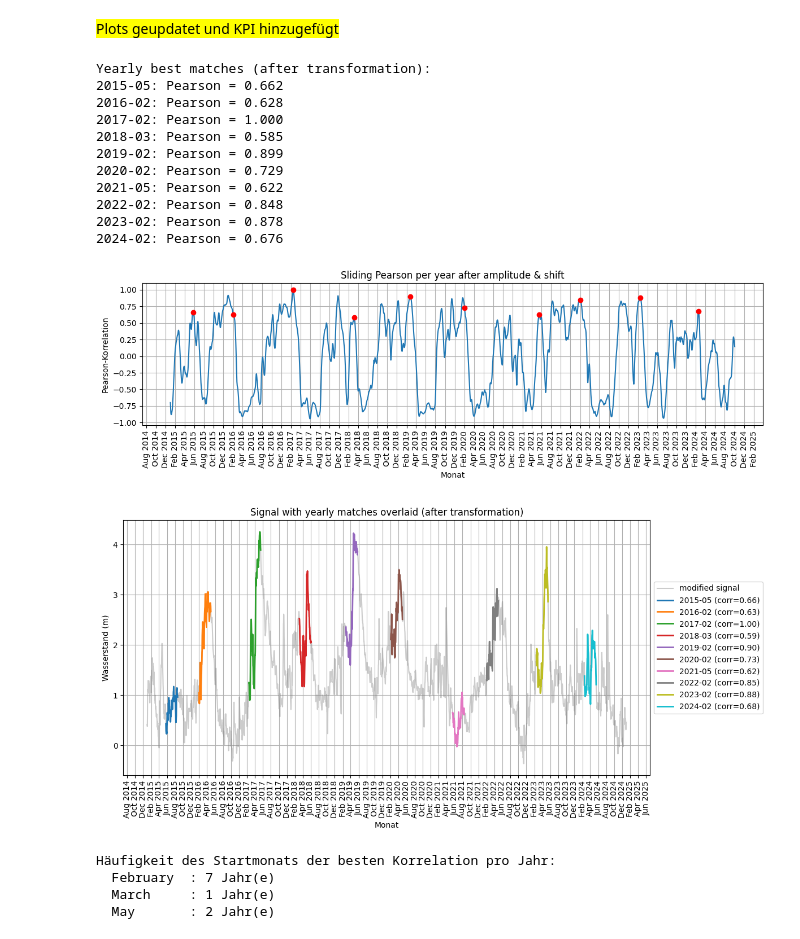
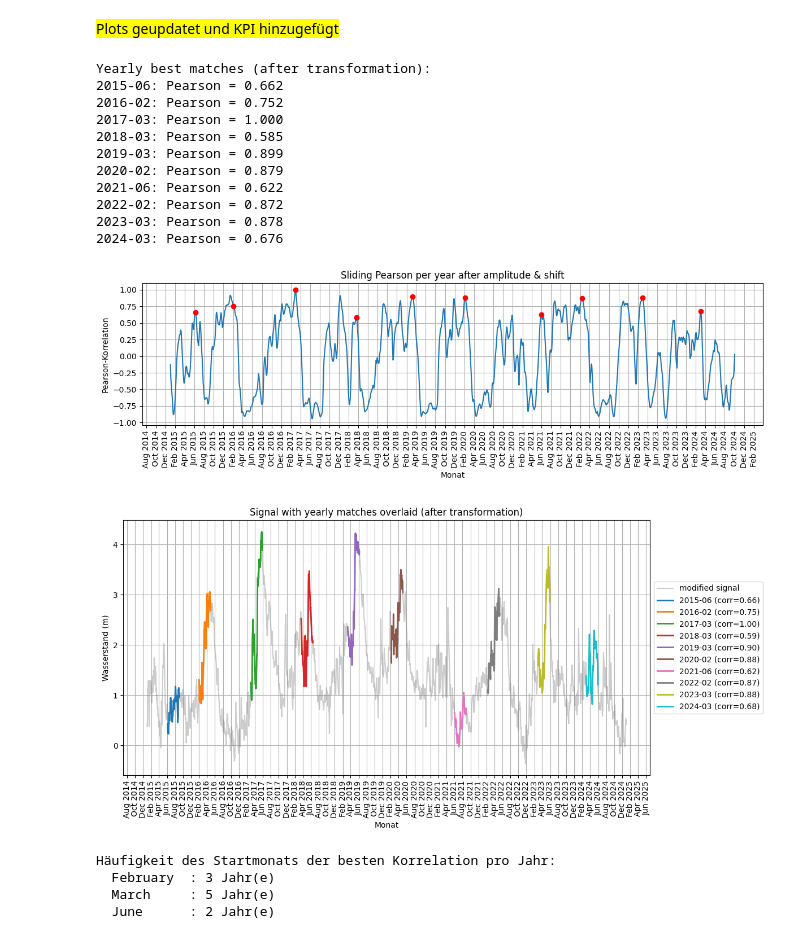
Before and after one commit to adrianmeier2002/gbsv_minichallenges, a Jupyter notebook: MC1/MC1_Day4_9.ipynb, the cells around one changed output. Drawn from its saved outputs; the diff is of its cells as text; code cells hidden in the pictures.

```diff
--- a/MC1/MC1_Day4_9.ipynb
+++ b/MC1/MC1_Day4_9.ipynb
@@ -322,10 +322,10 @@ L = len(t)
 
 # 1) Transformationen: amplitude scaling + phase shift
 amplitude_factor = 1.3      # 30% höhere Schneeschmelze
-shift_days = 7              # 1 Woche später
+shift_days = 14              # 2 Woche später
 
 sig_modified = sig.copy()
-sig_modified.iloc[shift_days:] = sig_modified.iloc[shift_days:]  # simple shift
+sig_modified.iloc[shift_days:] = sig.iloc[:-shift_days].values  # simple shift
 sig_modified = sig_modified * amplitude_factor  # scale amplitude
 
 # 2) Compute sliding Pearson cross-correlation
@@ -379,45 +379,45 @@ plt.figure(figsize=(12,6))
 plt.plot(sig_modified.index, sig_modified.values, alpha=0.4, label='modified signal', color='gray')
 for t, c in matches_modified:
     start = sig_modified.index.get_loc(t)
     end = start + L
     plt.plot(sig_modified.index[start:end], sig_modified.values[start:end], linewidth=2, label=f'{t.year}-{t.month:02d} (corr={c:.2f})')
 
 plt.legend(loc='center left', bbox_to_anchor=(1, 0.5))
 plt.title('Signal with yearly matches overlaid (after transformation)')
 plt.xlabel('Monat')
 plt.ylabel('Wasserstand (m)')
 plt.grid(True)
 
 # Monatslabels alle 2 Monate
 plt.gca().xaxis.set_major_locator(mdates.MonthLocator(bymonth=[2,4,6,8,10,12]))
 plt.gca().xaxis.set_major_formatter(mdates.DateFormatter('%b %Y'))
 plt.xticks(rotation=90)
 plt.tight_layout()
 plt.show()
 
 # 6) KPI: Häufigkeit pro Monat der besten Übereinstimmung
 months = pd.Series([m[0].month for m in matches_modified])
 month_counts = months.value_counts().sort_index()
 
 print("\nHäufigkeit des Startmonats der besten Korrelation pro Jahr:")
 for month_num, count in month_counts.items():
     month_name = calendar.month_name[month_num]
     print(f"  {month_name:<10}: {count} Jahr(e)")
 # %% [output]
 Yearly best matches (after transformation):
-2015-05: Pearson = 0.662
-2016-02: Pearson = 0.628
-2017-02: Pearson = 1.000
+2015-06: Pearson = 0.662
+2016-02: Pearson = 0.752
+2017-03: Pearson = 1.000
 2018-03: Pearson = 0.585
-2019-02: Pearson = 0.899
-2020-02: Pearson = 0.729
-2021-05: Pearson = 0.622
-2022-02: Pearson = 0.848
-2023-02: Pearson = 0.878
-2024-02: Pearson = 0.676
+2019-03: Pearson = 0.899
+2020-02: Pearson = 0.879
+2021-06: Pearson = 0.622
+2022-02: Pearson = 0.872
+2023-03: Pearson = 0.878
+2024-03: Pearson = 0.676
-[figure, old version]
+[figure, new version]
 [figure]
 Häufigkeit des Startmonats der besten Korrelation pro Jahr:
-  February  : 7 Jahr(e)
-  March     : 1 Jahr(e)
-  May       : 2 Jahr(e)
+  February  : 3 Jahr(e)
+  March     : 5 Jahr(e)
+  June      : 2 Jahr(e)
```
Also changed, not shown: parts of 10 cells of this notebook, 1 other file.
